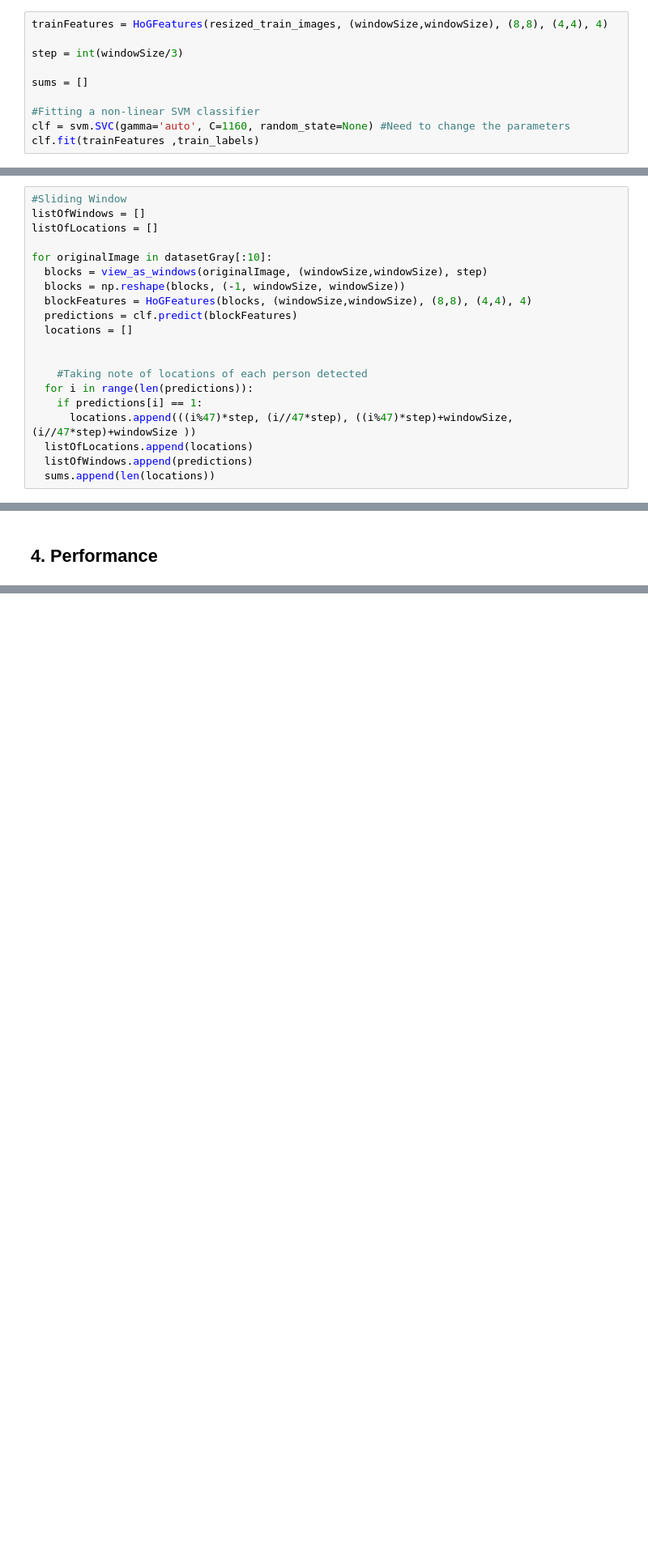
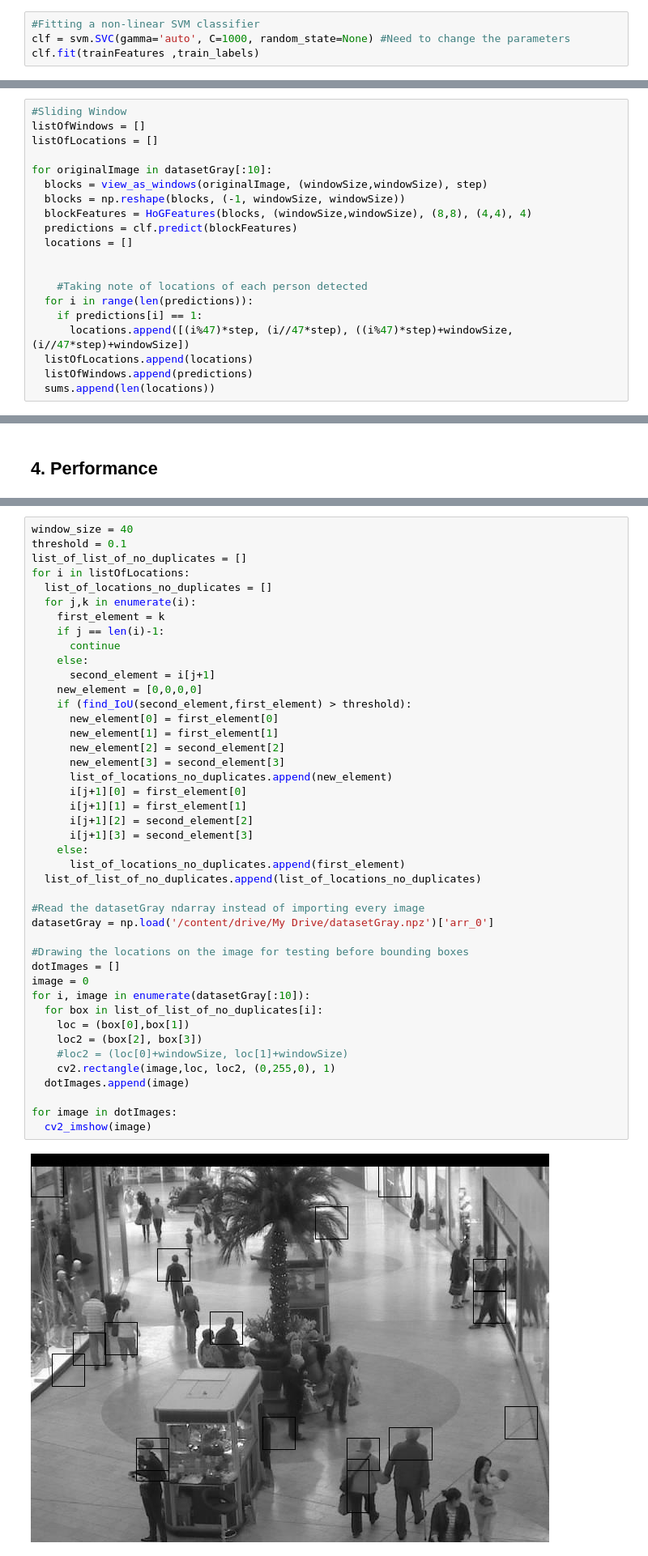
Before and after one commit to du-hr/CrowdCounter, a Jupyter notebook: Crowd_Counter.ipynb, the cells around one changed output, grey strips where cells are left out. Shown at 81% size. Cells and saved outputs as stored; diff of their text form; blank space fills up the shorter version.

Commit message:
removed duplicates

```diff
--- a/Crowd_Counter.ipynb
+++ b/Crowd_Counter.ipynb
@@ -326,10 +330,4 @@ np.savez('train_labels', train_labels)
 # %%
-trainFeatures = HoGFeatures(resized_train_images, (windowSize,windowSize), (8,8), (4,4), 4)
-
-step = int(windowSize/3)
-
-sums = []
-
 #Fitting a non-linear SVM classifier
-clf = svm.SVC(gamma='auto', C=1160, random_state=None) #Need to change the parameters
+clf = svm.SVC(gamma='auto', C=1000, random_state=None) #Need to change the parameters
 clf.fit(trainFeatures ,train_labels)
@@ -349,7 +352,7 @@ for originalImage in datasetGray[:10]:
     #Taking note of locations of each person detected
   for i in range(len(predictions)):
     if predictions[i] == 1:
-      locations.append(((i%47)*step, (i//47*step), ((i%47)*step)+windowSize, (i//47*step)+windowSize ))
+      locations.append([(i%47)*step, (i//47*step), ((i%47)*step)+windowSize, (i//47*step)+windowSize])
   listOfLocations.append(locations)
   listOfWindows.append(predictions)
   sums.append(len(locations))
@@ -430,3 +433,48 @@ def find_IoU(boxA, boxB):
   # compute the intersection over union
   iou = overlap_area / float(union_area)
   return iou
+# %%
+window_size = 40
+threshold = 0.1
+list_of_list_of_no_duplicates = []
+for i in listOfLocations:
+  list_of_locations_no_duplicates = []
+  for j,k in enumerate(i):
+    first_element = k
+    if j == len(i)-1:
+      continue
+    else:
+      second_element = i[j+1]
+    new_element = [0,0,0,0]
+    if (find_IoU(second_element,first_element) > threshold):
+      new_element[0] = first_element[0]
+      new_element[1] = first_element[1]
+      new_element[2] = second_element[2]
+      new_element[3] = second_element[3]
+      list_of_locations_no_duplicates.append(new_element)
+      i[j+1][0] = first_element[0]
+      i[j+1][1] = first_element[1]
+      i[j+1][2] = second_element[2]
+      i[j+1][3] = second_element[3]
+    else:
+      list_of_locations_no_duplicates.append(first_element)
+  list_of_list_of_no_duplicates.append(list_of_locations_no_duplicates)
+
+#Read the datasetGray ndarray instead of importing every image
+datasetGray = np.load('/content/drive/My Drive/datasetGray.npz')['arr_0']
+
+#Drawing the locations on the image for testing before bounding boxes
+dotImages = []
+image = 0
+for i, image in enumerate(datasetGray[:10]):
+  for box in list_of_list_of_no_duplicates[i]:
+    loc = (box[0],box[1])
+    loc2 = (box[2], box[3])
+    #loc2 = (loc[0]+windowSize, loc[1]+windowSize)
+    cv2.rectangle(image,loc, loc2, (0,255,0), 1)
+  dotImages.append(image)
+
+for image in dotImages:
+  cv2_imshow(image)
+# %% [output]
+[figure, added]
```
Also changed, not shown: parts of 6 cells of this notebook.
